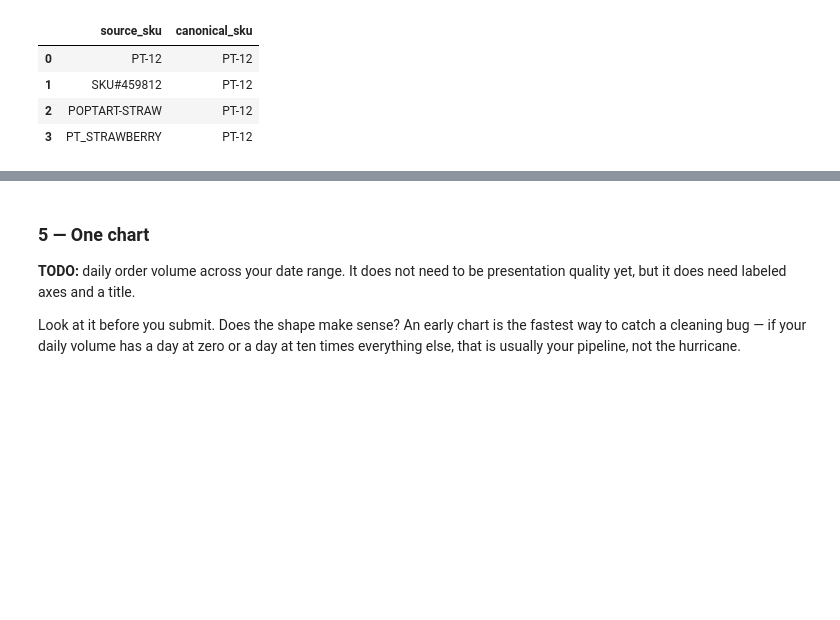
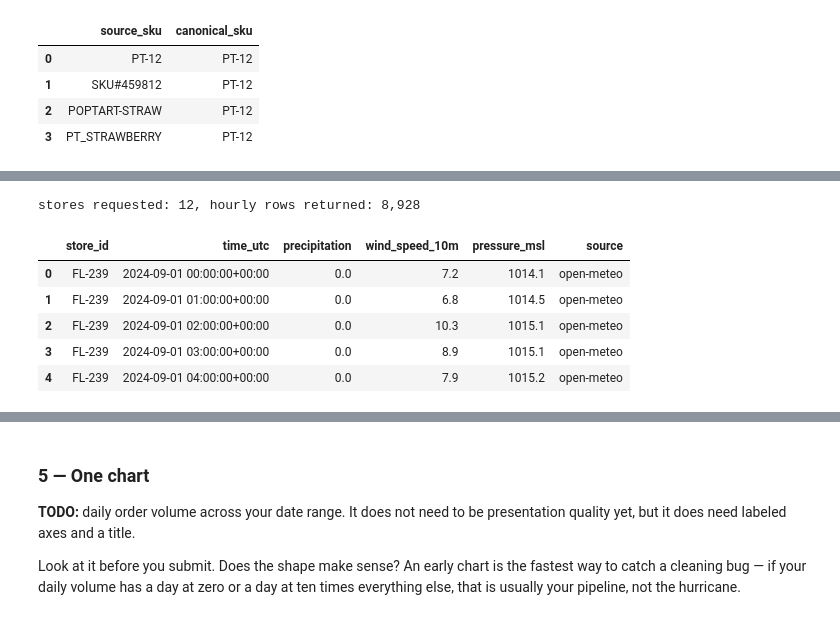
Before and after one commit to ayanrasulova/ds2002-midterm, a Jupyter notebook: checkpoints/2026_10_23_—_Midterm_Checkpoint_—_Lab.ipynb, the cells around one changed output, grey strips where cells are left out. Drawn from its saved outputs; the diff is of its cells as text; code cells hidden in the pictures; blank space fills up the shorter version.

Commit message:
weather api checkpoint

```diff
--- a/checkpoints/2026_10_23_—_Midterm_Checkpoint_—_Lab.ipynb
+++ b/checkpoints/2026_10_23_—_Midterm_Checkpoint_—_Lab.ipynb
@@ -256,2 +254,80 @@ largest group: PT-12 with 4 skus
 # %%
-# TODO
+import time
+import requests
+
+# open-meteo historical weather api (free, no key)
+WEATHER_BASE_URL = "https://archive-api.open-meteo.com/v1/archive"
+WEATHER_VARIABLES = ["precipitation", "wind_speed_10m", "pressure_msl"]
+RETRY_STATUSES = {429, 500, 502, 503, 504}
+
+# one extra day so sept 30 eastern is fully covered in utc
+WEATHER_START = "2024-09-01"
+WEATHER_END = "2024-10-01"
+
+# one api call for all stores (comma separated lat/lon), retries with backoff
+def fetch_hourly_weather(coordinates, start, end, tries=3):
+    params = {
+        "latitude": ",".join(coordinates["latitude"].astype(str)),
+        "longitude": ",".join(coordinates["longitude"].astype(str)),
+        "start_date": start,
+        "end_date": end,
+        "hourly": ",".join(WEATHER_VARIABLES),
+        "timezone": "GMT",  # utc, converted to eastern below
+    }
+    for attempt in range(1, tries + 1):
+        try:
+            response = requests.get(WEATHER_BASE_URL, params=params, timeout=30)
+        except (requests.ConnectionError, requests.Timeout):
+            if attempt == tries:
+                raise
+            time.sleep(2 ** attempt)
+            continue
+        if response.status_code in RETRY_STATUSES and attempt < tries:
+            time.sleep(2 ** attempt)
+            continue
+        response.raise_for_status()
+        break
+
+    locations = response.json()
+    if isinstance(locations, dict):  # a single store comes back as one object, not a list
+        locations = [locations]
+    assert len(locations) == len(coordinates), "api returned a different number of locations"
+
+    frames = []
+    for store_id, location in zip(coordinates["store_id"], locations):
+        frame = pd.DataFrame(location["hourly"])
+        frame.insert(0, "store_id", store_id)
+        frames.append(frame)
+    hourly = pd.concat(frames, ignore_index=True)
+    hourly = hourly.rename(columns={"time": "time_utc"})
+    hourly["time_utc"] = pd.to_datetime(hourly["time_utc"]).dt.tz_localize("UTC")
+    hourly["source"] = "open-meteo"
+    return hourly
+
+# lat/lon come in as text, tallahassee (FL-619) has none so use the city center
+store_coordinates = stores[["store_id", "latitude", "longitude"]].copy()
+store_coordinates["latitude"] = to_number(store_coordinates["latitude"])
+store_coordinates["longitude"] = to_number(store_coordinates["longitude"])
+needs_fill = store_coordinates["store_id"].eq("FL-619") & store_coordinates["latitude"].isna()
+store_coordinates.loc[needs_fill, ["latitude", "longitude"]] = [30.4383, -84.2807]
+store_coordinates = store_coordinates.dropna(subset=["latitude", "longitude"]).reset_index(drop=True)
+
+weather_hourly = fetch_hourly_weather(store_coordinates, WEATHER_START, WEATHER_END)
+print(f"stores requested: {len(store_coordinates)}, hourly rows returned: {len(weather_hourly):,}")
+display(weather_hourly.head())
+
+# weather comes back in utc, sales timestamp_local is eastern (EDT, utc-4 in sept)
+# convert weather to America/New_York, then both sides join on store_id + eastern date
+weather_hourly["time_local"] = weather_hourly["time_utc"].dt.tz_convert("America/New_York")
+shifted = int((weather_hourly["time_local"].dt.date != weather_hourly["time_utc"].dt.date).sum())
+print(f"weather timezone: UTC -> converted to America/New_York to match sales timestamp_local")
+print(f"hourly rows that land on a different day once converted: {shifted:,}")
+display(weather_hourly[["store_id", "time_utc", "time_local", "source"]].head())
+# %% [output]
+stores requested: 12, hourly rows returned: 8,928
+|  | store_id | time_utc | precipitation | wind_speed_10m | pressure_msl | source |
+| 0 | FL-239 | 2024-09-01 00:00:00+00:00 | 0.0 | 7.2 | 1014.1 | open-meteo |
+| 1 | FL-239 | 2024-09-01 01:00:00+00:00 | 0.0 | 6.8 | 1014.5 | open-meteo |
+| 2 | FL-239 | 2024-09-01 02:00:00+00:00 | 0.0 | 10.3 | 1015.1 | open-meteo |
+| 3 | FL-239 | 2024-09-01 03:00:00+00:00 | 0.0 | 8.9 | 1015.1 | open-meteo |
+| 4 | FL-239 | 2024-09-01 04:00:00+00:00 | 0.0 | 7.9 | 1015.2 | open-meteo |
```
Also changed, not shown: parts of 3 cells of this notebook.
